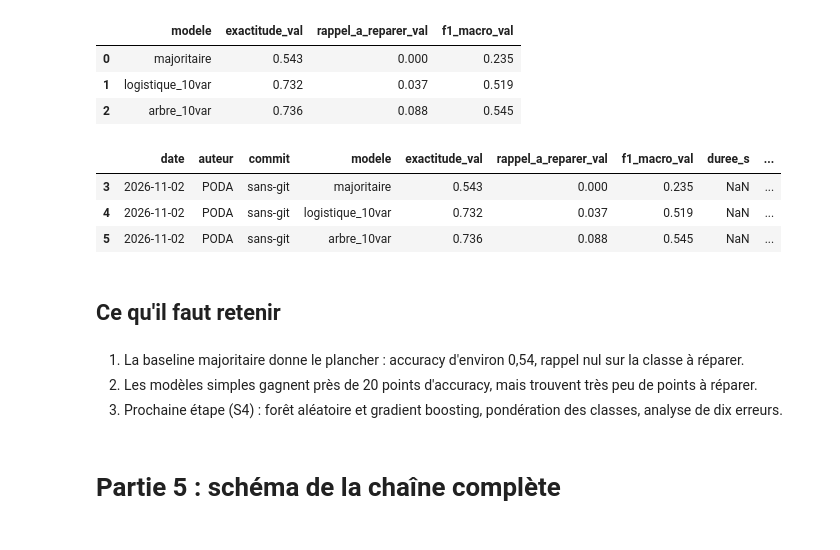
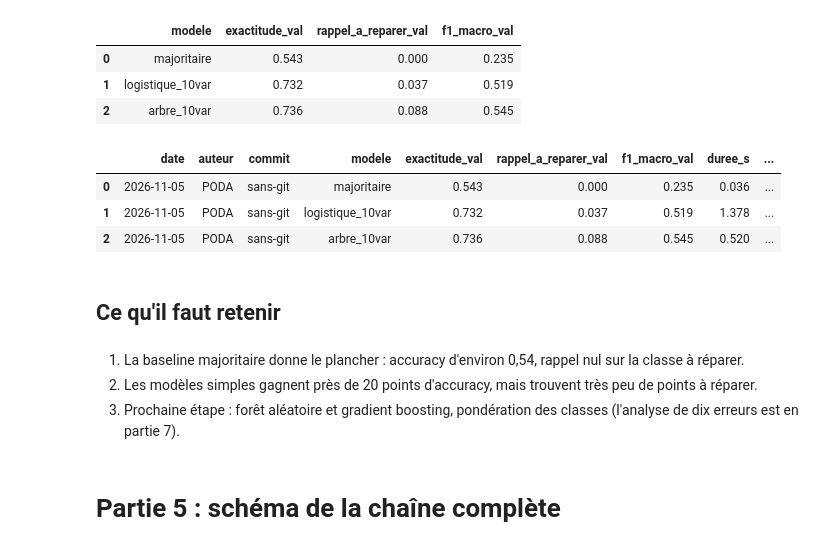
Before and after one commit to yambogobrice-design/Prediction-de-pannes-des-pompes-d-eau, a Jupyter notebook: notebooks/03_livrable3_baseline.ipynb, the cells around one changed output. Cells and saved outputs as stored; diff of their text form; code cells hidden in the pictures.

Commit message:
Organisation selon la fiche, baselines, analyse de 10 erreurs et script de prédiction

```diff
--- a/notebooks/03_livrable3_baseline.ipynb
+++ b/notebooks/03_livrable3_baseline.ipynb
@@ -33,11 +33,15 @@ Name: proportion, dtype: float64
 # %%
 from sklearn.dummy import DummyClassifier
 from sklearn.metrics import accuracy_score, recall_score, classification_report
+import time
+
+durees = {}   # temps d'entraînement de chaque modèle, en secondes
 
 # Ce « modèle » ne regarde aucune variable : il répond toujours « functional »
-# Il donne le plancher : un vrai modèle doit faire mieux, sinon il ne sert à rien
 majoritaire = DummyClassifier(strategy="most_frequent")
+debut = time.perf_counter()
 majoritaire.fit(train, y_train)
+durees["majoritaire"] = time.perf_counter() - debut
 pred = majoritaire.predict(val)
 
 print("Accuracy :", round(accuracy_score(y_val, pred), 3))
@@ -96,7 +100,9 @@ from sklearn.linear_model import LogisticRegression
 
 # Pipeline : la préparation est apprise sur le train seulement, puis appliquée telle quelle à val
 logistique = make_pipeline(preparation, LogisticRegression(max_iter=1000))
+debut = time.perf_counter()
 logistique.fit(train[variables], y_train)
+durees["logistique_10var"] = time.perf_counter() - debut
 pred_log = logistique.predict(val[variables])
 
 print(classification_report(y_val, pred_log, digits=3))
@@ -118,7 +124,9 @@ from sklearn.tree import DecisionTreeClassifier
 # max_depth=8 : profondeur limitée pour garder un arbre lisible et éviter qu'il apprenne le train par cœur
 # random_state=42 : même arbre à chaque exécution
 arbre = make_pipeline(preparation, DecisionTreeClassifier(max_depth=8, random_state=42))
+debut = time.perf_counter()
 arbre.fit(train[variables], y_train)
+durees["arbre_10var"] = time.perf_counter() - debut
 pred_arbre = arbre.predict(val[variables])
 
 print(classification_report(y_val, pred_arbre, digits=3))
@@ -170,45 +178,50 @@ resultats
 # %%
 import os
 import subprocess
 from datetime import date
 
 AUTEUR = "PODA"   # à changer par celui qui lance le notebook
 
 # Numéro du commit Git en cours : permet de retrouver le code exact qui a donné ces scores
 try:
     commit = subprocess.run(["git", "rev-parse", "--short", "HEAD"],
                             capture_output=True, text=True).stdout.strip() or "sans-git"
 except FileNotFoundError:
     commit = "sans-git"
 
 observations = {
     "majoritaire": "baseline 0 : aucun point à réparer trouvé",
     "logistique_10var": "baseline 1 : rate presque toute la classe à réparer",
     "arbre_10var": "baseline 1 : un peu mieux sur la classe à réparer",
 }
 
 journal = resultats.assign(date=date.today().isoformat(), auteur=AUTEUR, commit=commit,
+                           duree_s=resultats["modele"].map(durees).round(3),
                            observation=resultats["modele"].map(observations))
 colonnes = ["date", "auteur", "commit", "modele", "exactitude_val", "rappel_a_reparer_val",
             "f1_macro_val", "duree_s", "observation"]
-journal = journal.reindex(columns=colonnes)   # duree_s reste vide : non mesurée ici
+journal = journal[colonnes]
 
-# experiments.csv : le journal demandé par la fiche, une ligne par essai.
-# mode="a" ajoute à la suite : chaque exécution du notebook laisse une trace (c'est voulu)
+# experiments.csv : le journal demandé par la fiche.
+# Même modèle et mêmes scores : la ligne est remplacée (date et durée à jour), donc pas de doublon.
+# Si un score change : une nouvelle ligne s'ajoute, et l'ancienne reste comme trace.
 fichier = "../experiments.csv"
-journal.to_csv(fichier, mode="a", index=False, header=not os.path.exists(fichier))
-pd.read_csv(fichier).tail(3)
+memes_essais = ["modele", "exactitude_val", "rappel_a_reparer_val", "f1_macro_val"]
+if os.path.exists(fichier):
+    journal = pd.concat([pd.read_csv(fichier), journal]).drop_duplicates(subset=memes_essais, keep="last")
+journal.to_csv(fichier, index=False)
+pd.read_csv(fichier)
 # %% [output]
 |  | date | auteur | commit | modele | exactitude_val | rappel_a_reparer_val | f1_macro_val | duree_s | ... |
-| 3 | 2026-11-02 | PODA | sans-git | majoritaire | 0.543 | 0.000 | 0.235 | NaN | ... |
-| 4 | 2026-11-02 | PODA | sans-git | logistique_10var | 0.732 | 0.037 | 0.519 | NaN | ... |
-| 5 | 2026-11-02 | PODA | sans-git | arbre_10var | 0.736 | 0.088 | 0.545 | NaN | ... |
+| 0 | 2026-11-05 | PODA | sans-git | majoritaire | 0.543 | 0.000 | 0.235 | 0.036 | ... |
+| 1 | 2026-11-05 | PODA | sans-git | logistique_10var | 0.732 | 0.037 | 0.519 | 1.378 | ... |
+| 2 | 2026-11-05 | PODA | sans-git | arbre_10var | 0.736 | 0.088 | 0.545 | 0.520 | ... |
 # %% [markdown]
 ## Ce qu'il faut retenir
 # %% [markdown]
 1. La baseline majoritaire donne le plancher : accuracy d'environ 0,54, rappel nul sur la classe à réparer.
 2. Les modèles simples gagnent près de 20 points d'accuracy, mais trouvent très peu de points à réparer.
-3. Prochaine étape (S4) : forêt aléatoire et gradient boosting, pondération des classes, analyse de dix erreurs.
+3. Prochaine étape : forêt aléatoire et gradient boosting, pondération des classes (l'analyse de dix erreurs est en partie 7).
 # %% [markdown]
 # Partie 5 : schéma de la chaîne complète
 # %%
```
Also changed, not shown: parts of 16 cells of this notebook, 38 other files.
